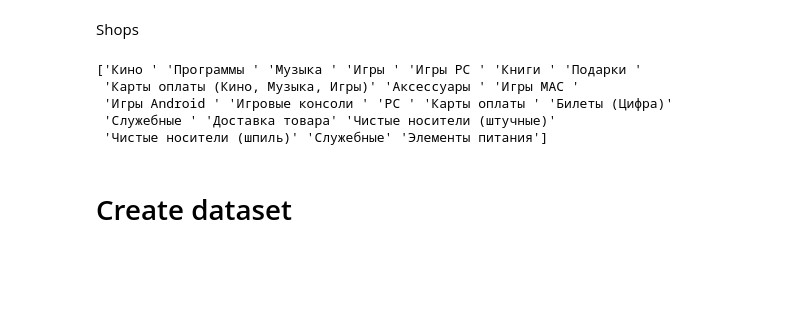
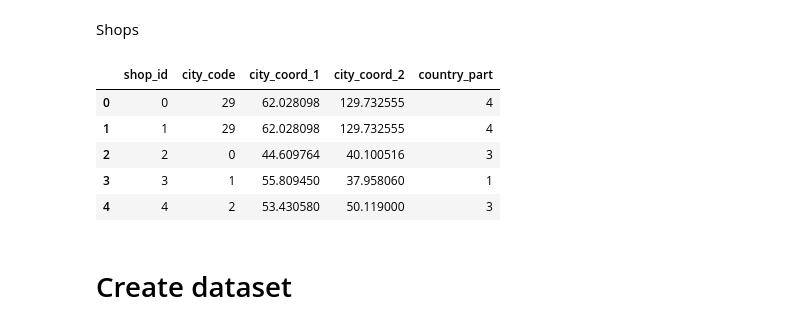
Before and after one commit to uladzimirkapeika/1c_sales, a Jupyter notebook: 25gb_1c.ipynb, the cells around one changed output. Saved outputs shown, nothing was run; the diff lists cells and outputs as text; code cells hidden in the pictures; blank space fills up the shorter version.

```diff
--- a/25gb_1c.ipynb
+++ b/25gb_1c.ipynb
@@ -103,4 +94,4 @@ shops['city_coord_1'] = shops['city'].apply(lambda x: coords[x][0])
 shops['city_coord_2'] = shops['city'].apply(lambda x: coords[x][1])
 shops['country_part'] = shops['city'].apply(lambda x: coords[x][2])
 
-#shops = shops[['shop_id', 'city_code', 'city_coord_1', 'city_coord_2', 'country_part']]
+shops = shops[['shop_id', 'city_code', 'city_coord_1', 'city_coord_2', 'country_part']]
@@ -150,31 +98,28 @@ def map_items(x):
+# %%
+shops.head(5)
+# %% [output]
+|  | shop_id | city_code | city_coord_1 | city_coord_2 | country_part |
+| 0 | 0 | 29 | 62.028098 | 129.732555 | 4 |
+| 1 | 1 | 29 | 62.028098 | 129.732555 | 4 |
+| 2 | 2 | 0 | 44.609764 | 40.100516 | 3 |
+| 3 | 3 | 1 | 55.809450 | 37.958060 | 1 |
+| 4 | 4 | 2 | 53.430580 | 50.119000 | 3 |
 # %%
 items = pd.merge(items, item_cats, on='item_category_id')
+items['item_category_name'].unique()
 items['item_category'] = items['item_category_name'].apply(lambda x: x.split('-')[0])
-print(items['item_category'].unique())
+
 map_dict = {
-            #'Игры PC ': 'Игры ',
-            #'Карты оплаты (Кино, Музыка, Игры)':'Карты оплаты ',
-            #'Игры MAC ':'Игры ',
             'Чистые носители (штучные)': 'Чистые носители',
             'Чистые носители (шпиль)' : 'Чистые носители',
             'PC ': 'Аксессуары',
-            #'Игры Android ': 'Игры ',
             'Служебные': 'Служебные '
             }
 items['item_category'] = items['item_category'].apply(lambda x: map_dict[x] if x in map_dict.keys() else x)
 
 items['item_category_common'] = LabelEncoder().fit_transform(items['item_category'])
 items['item_category_code'] = LabelEncoder().fit_transform(items['item_category_name'])
-#items['item_similar_name'] =  items['item_name'].apply(map_items)
-#items['item_similar_code'] =  LabelEncoder().fit_transform(items['item_similar_name'])
-#items['item_bool_sim'] = items['item_name'].apply(lambda x: 1 if x in sorted_sim else 0)
 items = items[['item_id', 'item_category_common', 'item_category_code']]
-# %% [output]
-['Кино ' 'Программы ' 'Музыка ' 'Игры ' 'Игры PC ' 'Книги ' 'Подарки '
- 'Карты оплаты (Кино, Музыка, Игры)' 'Аксессуары ' 'Игры MAC '
- 'Игры Android ' 'Игровые консоли ' 'PC ' 'Карты оплаты ' 'Билеты (Цифра)'
- 'Служебные ' 'Доставка товара' 'Чистые носители (штучные)'
- 'Чистые носители (шпиль)' 'Служебные' 'Элементы питания']
 # %% [markdown]
 # Create dataset
 # %%
```
Also changed, not shown: parts of 51 cells of this notebook.
